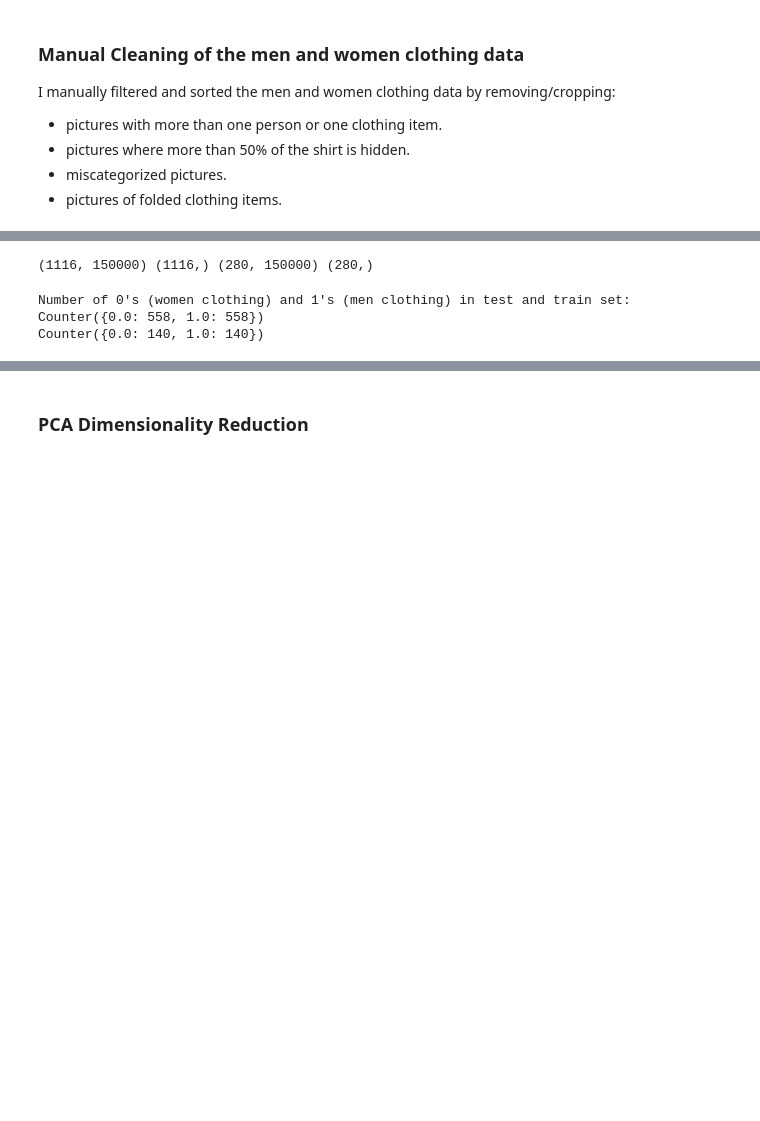
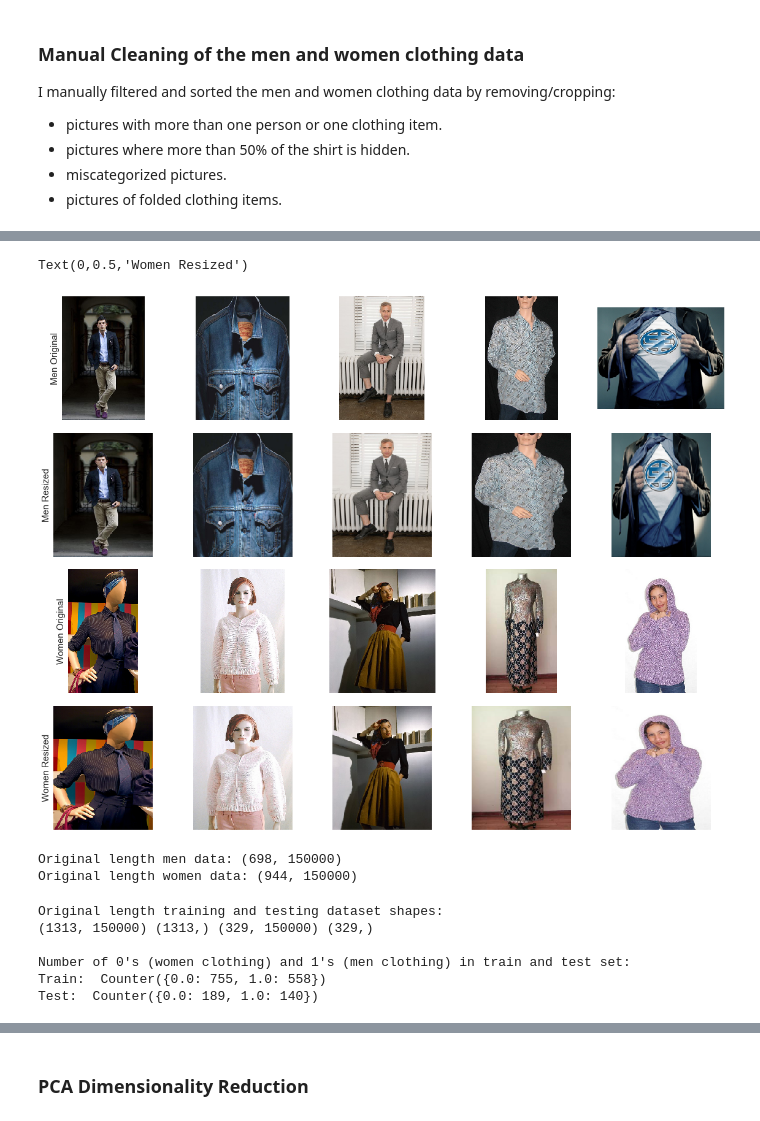
Before and after one commit to hueyning/cs156-ml, a Jupyter notebook: assignment-3-pca-lda/Assignment 3 - Maching Learning Fashionista.ipynb, the cells around one changed output, grey strips where cells are left out. Drawn from its saved outputs; the diff is of its cells as text; code cells hidden in the pictures; blank space fills up the shorter version.

```diff
--- a/assignment-3-pca-lda/Assignment 3 - Maching Learning Fashionista.ipynb
+++ b/assignment-3-pca-lda/Assignment 3 - Maching Learning Fashionista.ipynb
@@ -97,25 +69,62 @@ from sklearn.metrics import classification_report
+# %%
+#height and width of resized image
+new_height = 250
+new_width = 200
+
+#resize images in dataset
+men_resized = [resize(men[i],(new_height,new_width), mode='constant') for i in range(len(men))]
+women_resized = [resize(women[i],(new_height,new_width), mode='constant') for i in range(len(women))]
+
+#peak at the resized images vs original images
+fig, ax = plt.subplots(4, 5, figsize=(20, 16),
+                       subplot_kw={'xticks':[], 'yticks':[]},
+                       gridspec_kw=dict(hspace=0.1, wspace=0.1))
+for i in range(5):
+    ax[0, i].imshow(men[i])
+    ax[1, i].imshow(men_resized[i])
+    ax[2, i].imshow(women[i])
+    ax[3, i].imshow(women_resized[i])
+
+ax[0, 0].set_ylabel('Men Original',size=15)
+ax[1, 0].set_ylabel('Men Resized',size=15)
+ax[2, 0].set_ylabel('Women Original',size=15)
+ax[3, 0].set_ylabel('Women Resized',size=15)
+# %% [output]
+Text(0,0.5,'Women Resized')
+[figure, added]
+# %%
+#Reshape images to flattened array
+men_arr = np.array([i.flatten() for i in men_resized])
+#original women array size
+og_women_arr = np.array([i.flatten() for i in women_resized])
+
+print('Original length men data:',men_arr.shape)
+print('Original length women data:',og_women_arr.shape)
+# %% [output]
+Original length men data: (698, 150000)
+Original length women data: (944, 150000)
 # %%
 #create labels for men and women data. 1 is for men, 0 is for women.
 men_label = np.ones(len(men_arr))
-women_label = np.zeros(len(women_arr))
+og_women_label = np.zeros(len(og_women_arr))
 
 #join the men and women clothing data together.
-X = np.concatenate((men_arr, women_arr), axis=0)
-y = np.concatenate((men_label, women_label), axis=0)
+og_X = np.concatenate((men_arr, og_women_arr), axis=0)
+og_y = np.concatenate((men_label, og_women_label), axis=0)
 
 #split the data with 0.2 test size.
-X_train,X_test,y_train,y_test = train_test_split(X, y, test_size=0.2, stratify = y)
+og_X_train,og_X_test,og_y_train,og_y_test = train_test_split(og_X, og_y, test_size=0.2, stratify = og_y)
 
-print(X_train.shape,y_train.shape,X_test.shape,y_test.shape)
+print('Original length training and testing dataset shapes:')
+print(og_X_train.shape,og_y_train.shape,og_X_test.shape,og_y_test.shape)
+
+print("\nNumber of 0's (women clothing) and 1's (men clothing) in train and test set:")
+print("Train: ",collections.Counter(og_y_train))
+print("Test: ",collections.Counter(og_y_test))
 # %% [output]
-(1116, 150000) (1116,) (280, 150000) (280,)
+Original length training and testing dataset shapes:
+(1313, 150000) (1313,) (329, 150000) (329,)
+
+Number of 0's (women clothing) and 1's (men clothing) in train and test set:
+Train:  Counter({0.0: 755, 1.0: 558})
+Test:  Counter({0.0: 189, 1.0: 140})
-# %%
-import collections
-
-print("Number of 0's (women clothing) and 1's (men clothing) in test and train set:")
-print(collections.Counter(y_train))
-print(collections.Counter(y_test))
-# %% [output]
-Number of 0's (women clothing) and 1's (men clothing) in test and train set:
-Counter({0.0: 558, 1.0: 558})
-Counter({0.0: 140, 1.0: 140})
```
Also changed, not shown: parts of 29 cells of this notebook, 1 other file.
